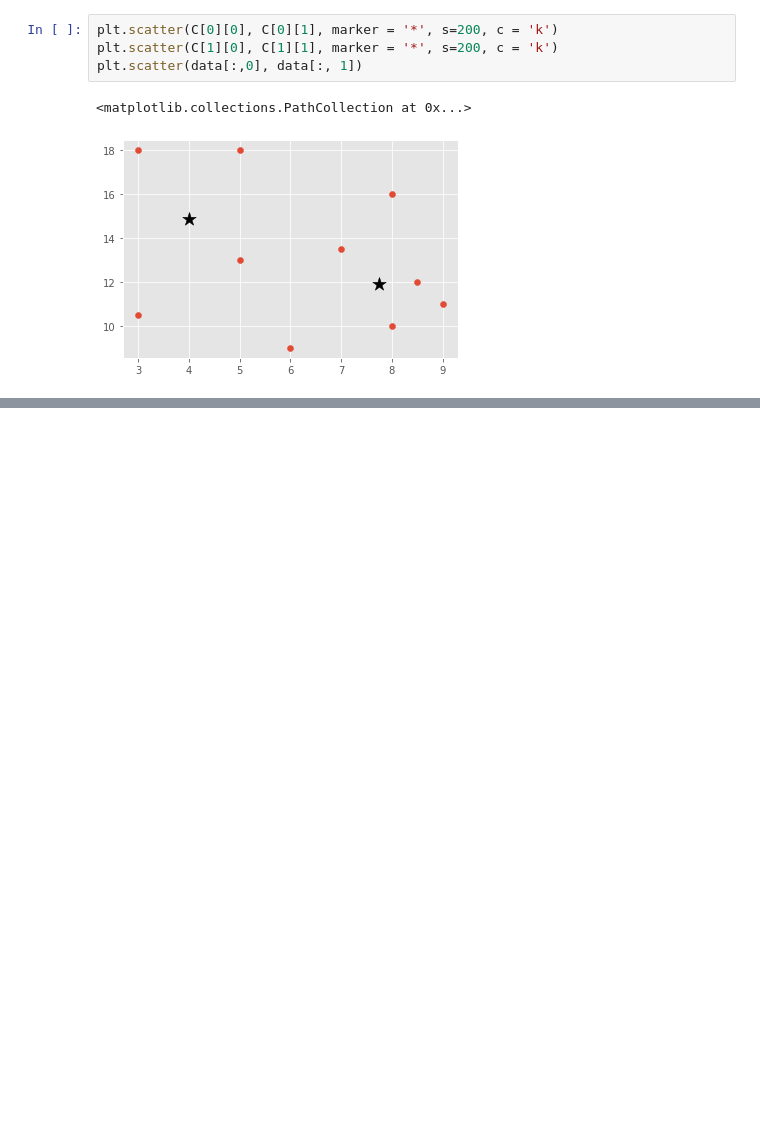
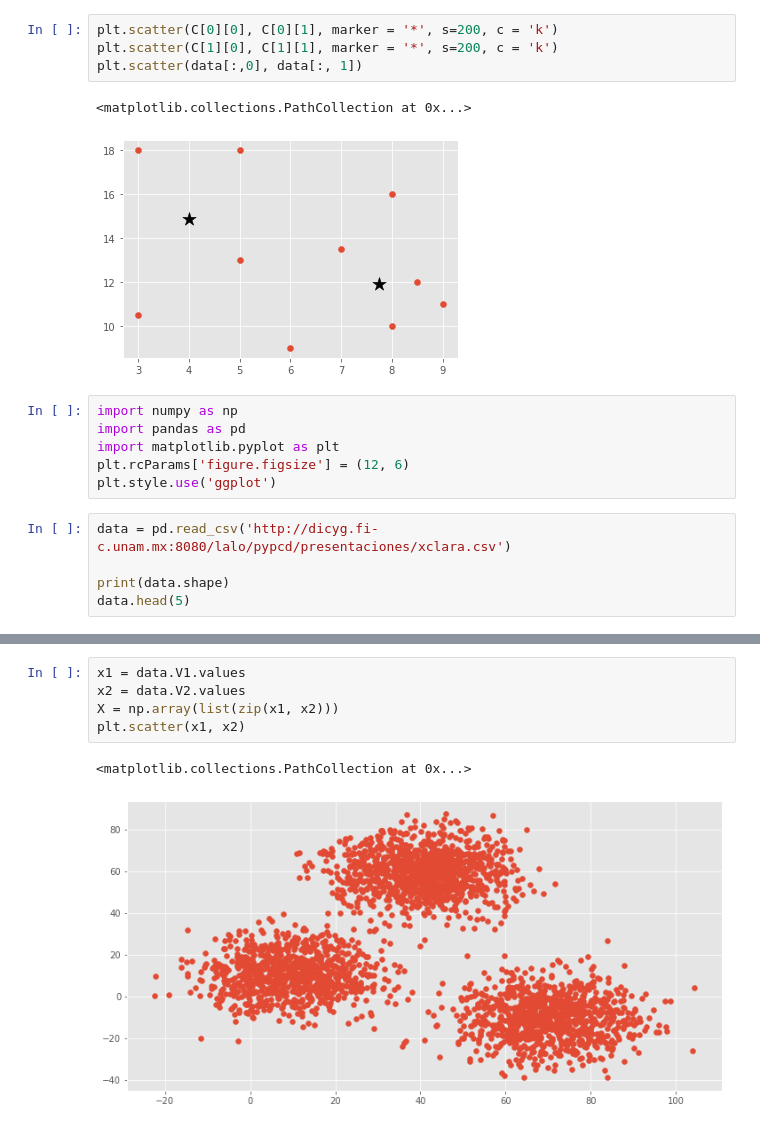
Before and after one commit to danielfrgs/LCD-PCCD-2021-1, a Jupyter notebook: Paradigmas_Centroides.ipynb, the cells around one changed output, grey strips where cells are left out. Drawn from its saved outputs; the diff is of its cells as text; blank space fills up the shorter version.

```diff
--- a/Paradigmas_Centroides.ipynb
+++ b/Paradigmas_Centroides.ipynb
@@ -60,3 +60,14 @@ plt.scatter(data[:,0], data[:, 1])
 # %% [output]
 <matplotlib.collections.PathCollection at 0x...>
 [figure]
+# %%
+import numpy as np
+import pandas as pd
+import matplotlib.pyplot as plt
+plt.rcParams['figure.figsize'] = (12, 6)
+plt.style.use('ggplot')
+# %%
+data = pd.read_csv('http://dicyg.fi-c.unam.mx:8080/lalo/pypcd/presentaciones/xclara.csv')
+
+print(data.shape)
+data.head(5)
@@ -62,0 +82,8 @@ plt.scatter(data[:,0], data[:, 1])
+# %%
+x1 = data.V1.values
+x2 = data.V2.values
+X = np.array(list(zip(x1, x2)))
+plt.scatter(x1, x2)
+# %% [output]
+<matplotlib.collections.PathCollection at 0x...>
+[figure, added]
```
Also changed, not shown: parts of 13 cells of this notebook.
